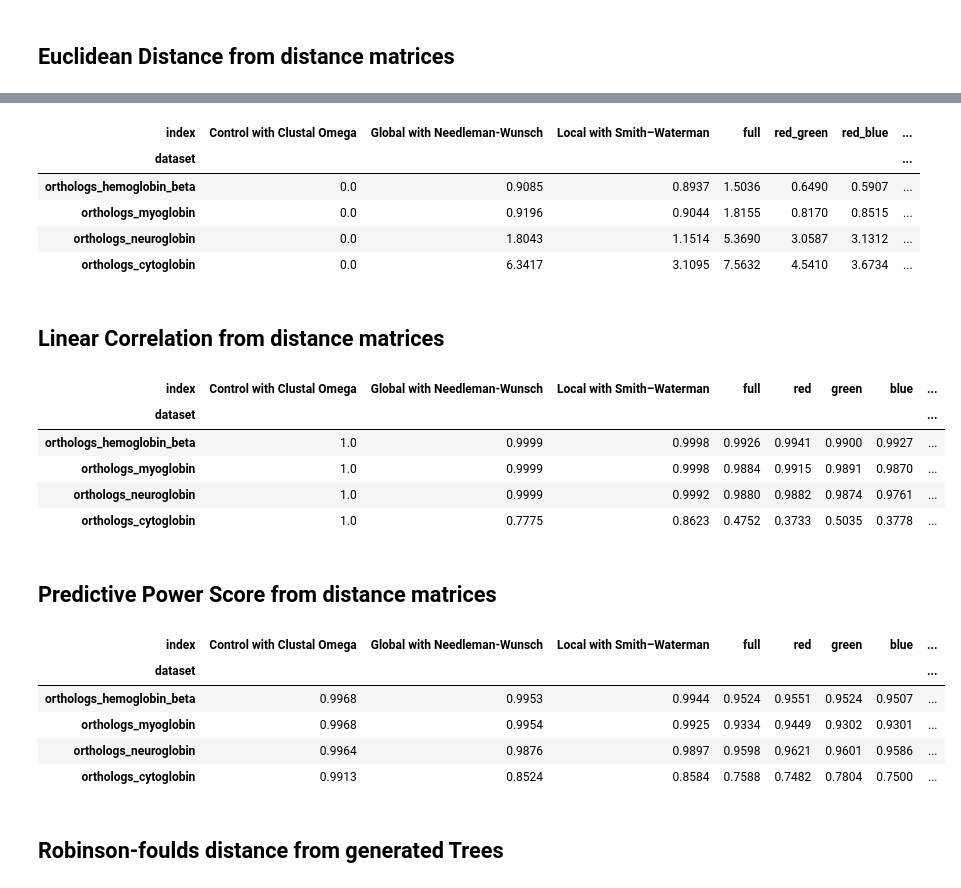
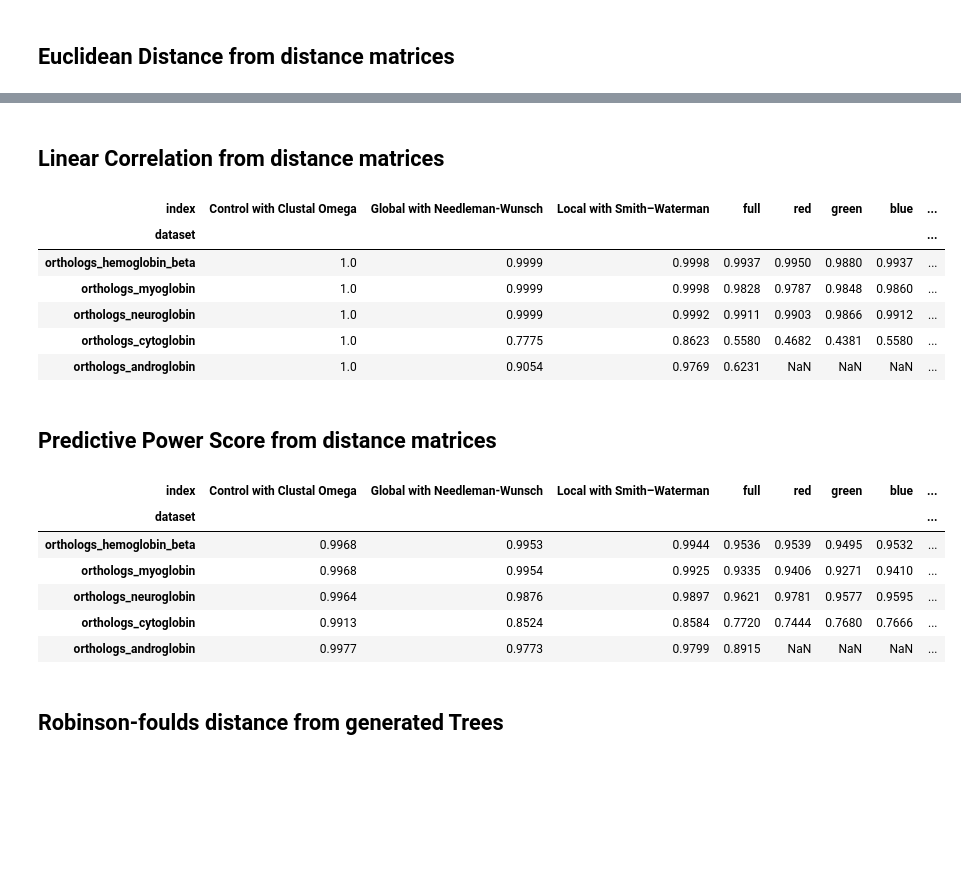
Before and after one commit to TreeTechDev/biomodelml, a Jupyter notebook: notebooks/results/Feature Analysis by Channel.ipynb, the cells around one changed output, grey strips where cells are left out. Drawn from its saved outputs; the diff is of its cells as text; code cells hidden in the pictures; blank space fills up the shorter version.

```diff
--- a/notebooks/results/Feature Analysis by Channel.ipynb
+++ b/notebooks/results/Feature Analysis by Channel.ipynb
@@ -52,10 +53,0 @@ pandas.concat(sum_dfs, axis=1).T.reset_index().drop_duplicates().set_index("inde
-# %%
-channels = ("full", "red", "green", "blue")
-datasets = ["orthologs_hemoglobin_beta", "orthologs_myoglobin", "orthologs_neuroglobin", "orthologs_cytoglobin"]#, "orthologs_androglobin"]
-sum_dfs = []
-for channel in channels:
-    dfs = []
-    for dataset in datasets:
-        dfs.append(read_and_compare(dataset, channel))
-    sum_dfs.append(pandas.concat(dfs))
-pandas.concat(sum_dfs, axis=1).T.reset_index().drop_duplicates().set_index("index").T
@@ -69,10 +53,0 @@ pandas.concat(sum_dfs, axis=1).T.reset_index().drop_duplicates().set_index("inde
-# %%
-channels = ("full", "gray_r", "gray_g", "gray_b", "gray_max", "gray_mean")
-datasets = ["orthologs_hemoglobin_beta", "orthologs_myoglobin", "orthologs_neuroglobin", "orthologs_cytoglobin"]#, "orthologs_androglobin"]
-sum_dfs = []
-for channel in channels:
-    dfs = []
-    for dataset in datasets:
-        dfs.append(read_and_compare(dataset, channel))
-    sum_dfs.append(pandas.concat(dfs))
-pandas.concat(sum_dfs, axis=1).T.reset_index().drop_duplicates().set_index("index").T
@@ -86,20 +54,3 @@ pandas.concat(sum_dfs, axis=1).T.reset_index().drop_duplicates().set_index("inde
-# %%
-channels = ("full", "red_green", "red_blue", "green_blue")
-datasets = ["orthologs_hemoglobin_beta", "orthologs_myoglobin", "orthologs_neuroglobin", "orthologs_cytoglobin"]#, "orthologs_androglobin"]
-sum_dfs = []
-for channel in channels:
-    dfs = []
-    for dataset in datasets:
-        dfs.append(read_and_compare(dataset, channel))
-    sum_dfs.append(pandas.concat(dfs))
-pandas.concat(sum_dfs, axis=1).T.reset_index().drop_duplicates().set_index("index").T
-# %% [output]
-| index | Control with Clustal Omega | Global with Needleman-Wunsch | Local with Smith–Waterman | full | red_green | red_blue | ... |
-| dataset |  |  |  |  |  |  | ... |
-| orthologs_hemoglobin_beta | 0.0 | 0.9085 | 0.8937 | 1.5036 | 0.6490 | 0.5907 | ... |
-| orthologs_myoglobin | 0.0 | 0.9196 | 0.9044 | 1.8155 | 0.8170 | 0.8515 | ... |
-| orthologs_neuroglobin | 0.0 | 1.8043 | 1.1514 | 5.3690 | 3.0587 | 3.1312 | ... |
-| orthologs_cytoglobin | 0.0 | 6.3417 | 3.1095 | 7.5632 | 4.5410 | 3.6734 | ... |
 # %%
 def read_and_linear_correlate(dataset, channel="full"):
     result_dict = {}
@@ -108,8 +59,11 @@ def read_and_linear_correlate(dataset, channel="full"):
     for file in os.listdir(path):
         if file.endswith(".csv"):
             basename = ".".join(file.split(".")[0:-1])
-            df = pandas.read_csv(f"{path}/{file}", index_col=0)
-            result_dict[basename] = round(spearmanr(control_df.values.flatten(), df.values.flatten())[0], 4)
+            try:
+                df = pandas.read_csv(f"{path}/{file}", index_col=0)
+                result_dict[basename] = round(spearmanr(control_df.values.flatten(), df.values.flatten())[0], 4)
+            except FileNotFoundError:
+                pass
     result_df = pandas.DataFrame(result_dict, index=[dataset])
     result_df.rename(columns={"MultiScale Structural Similarity Index Measure": channel}, inplace=True)
     result_df.index.name = "dataset"
@@ -118,21 +72,22 @@ def read_and_linear_correlate(dataset, channel="full"):
 ## Linear Correlation from distance matrices
 # %%
 channels = ("full", "red", "green", "blue", "red_green", "red_blue", "green_blue", "gray_r", "gray_g", "gray_b", "gray_max", "gray_mean")
-datasets = ["orthologs_hemoglobin_beta", "orthologs_myoglobin", "orthologs_neuroglobin", "orthologs_cytoglobin"]#, "orthologs_androglobin"]
+datasets = ["orthologs_hemoglobin_beta", "orthologs_myoglobin", "orthologs_neuroglobin", "orthologs_cytoglobin", "orthologs_androglobin"]
 sum_dfs = []
 for channel in channels:
     dfs = []
     for dataset in datasets:
         dfs.append(read_and_linear_correlate(dataset, channel))
     sum_dfs.append(pandas.concat(dfs))
-pandas.concat(sum_dfs, axis=1).T.reset_index().drop_duplicates().set_index("index").T
+pandas.concat(sum_dfs, axis=1).T.reset_index().drop_duplicates(["index"]).set_index("index").T
 # %% [output]
 | index | Control with Clustal Omega | Global with Needleman-Wunsch | Local with Smith–Waterman | full | red | green | blue | ... |
 | dataset |  |  |  |  |  |  |  | ... |
-| orthologs_hemoglobin_beta | 1.0 | 0.9999 | 0.9998 | 0.9926 | 0.9941 | 0.9900 | 0.9927 | ... |
-| orthologs_myoglobin | 1.0 | 0.9999 | 0.9998 | 0.9884 | 0.9915 | 0.9891 | 0.9870 | ... |
-| orthologs_neuroglobin | 1.0 | 0.9999 | 0.9992 | 0.9880 | 0.9882 | 0.9874 | 0.9761 | ... |
-| orthologs_cytoglobin | 1.0 | 0.7775 | 0.8623 | 0.4752 | 0.3733 | 0.5035 | 0.3778 | ... |
+| orthologs_hemoglobin_beta | 1.0 | 0.9999 | 0.9998 | 0.9937 | 0.9950 | 0.9880 | 0.9937 | ... |
+| orthologs_myoglobin | 1.0 | 0.9999 | 0.9998 | 0.9828 | 0.9787 | 0.9848 | 0.9860 | ... |
+| orthologs_neuroglobin | 1.0 | 0.9999 | 0.9992 | 0.9911 | 0.9903 | 0.9866 | 0.9912 | ... |
+| orthologs_cytoglobin | 1.0 | 0.7775 | 0.8623 | 0.5580 | 0.4682 | 0.4381 | 0.5580 | ... |
+| orthologs_androglobin | 1.0 | 0.9054 | 0.9769 | 0.6231 | NaN | NaN | NaN | ... |
 # %%
 def read_and_correlate(dataset, channel="full"):
     result_dict = {}
@@ -152,19 +110,20 @@ def read_and_correlate(dataset, channel="full"):
 ## Predictive Power Score from distance matrices
 # %%
 channels = ("full", "red", "green", "blue", "red_green", "red_blue", "green_blue", "gray_r", "gray_g", "gray_b", "gray_max", "gray_mean")
-datasets = ["orthologs_hemoglobin_beta", "orthologs_myoglobin", "orthologs_neuroglobin", "orthologs_cytoglobin"]#, "orthologs_androglobin"]
+datasets = ["orthologs_hemoglobin_beta", "orthologs_myoglobin", "orthologs_neuroglobin", "orthologs_cytoglobin", "orthologs_androglobin"]
 sum_dfs = []
 for channel in channels:
     dfs = []
     for dataset in datasets:
         dfs.append(read_and_correlate(dataset, channel))
     sum_dfs.append(pandas.concat(dfs))
-pandas.concat(sum_dfs, axis=1).T.reset_index().drop_duplicates().set_index("index").T
+pandas.concat(sum_dfs, axis=1).T.reset_index().drop_duplicates(["index"]).set_index("index").T
 # %% [output]
 | index | Control with Clustal Omega | Global with Needleman-Wunsch | Local with Smith–Waterman | full | red | green | blue | ... |
 | dataset |  |  |  |  |  |  |  | ... |
-| orthologs_hemoglobin_beta | 0.9968 | 0.9953 | 0.9944 | 0.9524 | 0.9551 | 0.9524 | 0.9507 | ... |
-| orthologs_myoglobin | 0.9968 | 0.9954 | 0.9925 | 0.9334 | 0.9449 | 0.9302 | 0.9301 | ... |
-| orthologs_neuroglobin | 0.9964 | 0.9876 | 0.9897 | 0.9598 | 0.9621 | 0.9601 | 0.9586 | ... |
-| orthologs_cytoglobin | 0.9913 | 0.8524 | 0.8584 | 0.7588 | 0.7482 | 0.7804 | 0.7500 | ... |
+| orthologs_hemoglobin_beta | 0.9968 | 0.9953 | 0.9944 | 0.9536 | 0.9539 | 0.9495 | 0.9532 | ... |
+| orthologs_myoglobin | 0.9968 | 0.9954 | 0.9925 | 0.9335 | 0.9406 | 0.9271 | 0.9410 | ... |
+| orthologs_neuroglobin | 0.9964 | 0.9876 | 0.9897 | 0.9621 | 0.9781 | 0.9577 | 0.9595 | ... |
+| orthologs_cytoglobin | 0.9913 | 0.8524 | 0.8584 | 0.7720 | 0.7444 | 0.7680 | 0.7666 | ... |
+| orthologs_androglobin | 0.9977 | 0.9773 | 0.9799 | 0.8915 | NaN | NaN | NaN | ... |
 # %%
```
Also changed, not shown: parts of 14 cells of this notebook, 4 other files.
